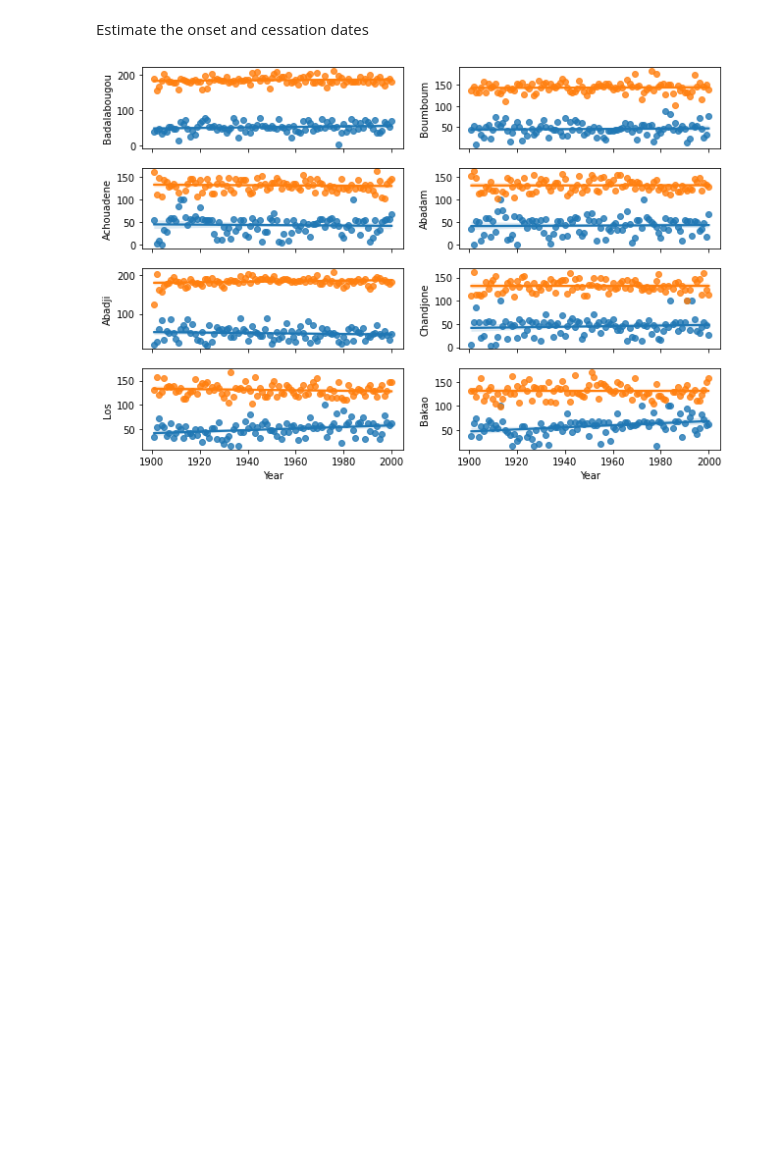
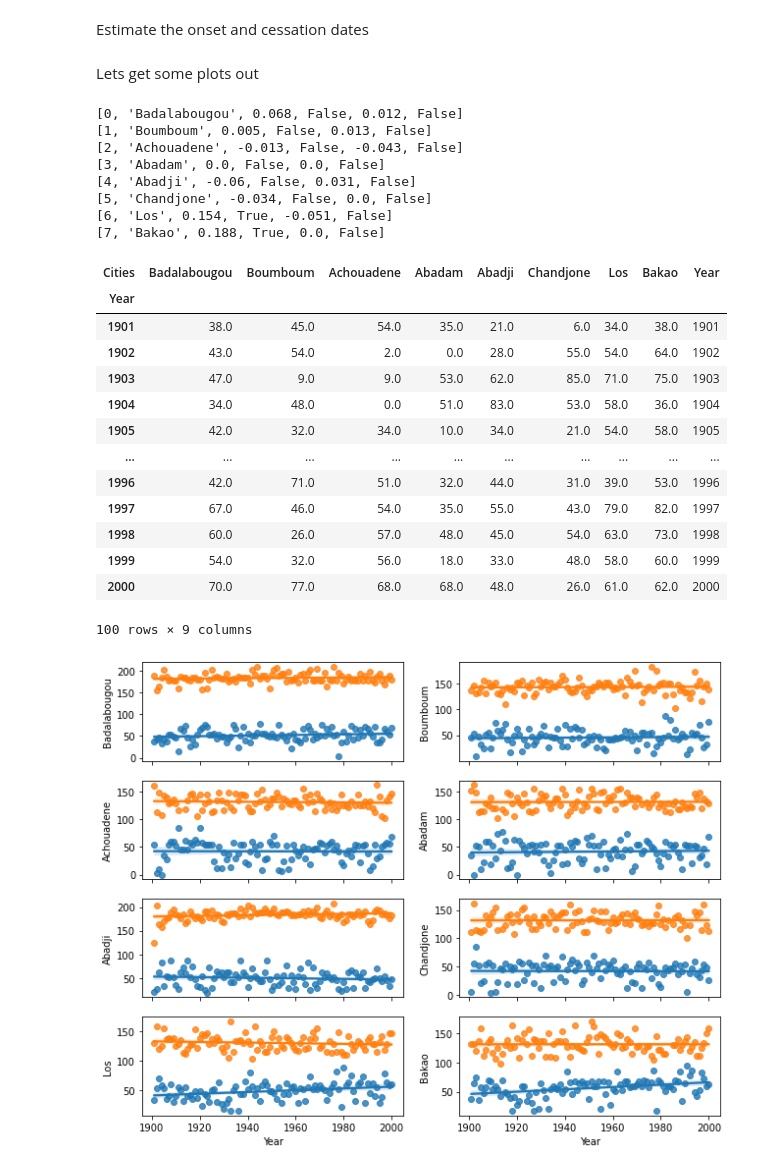
Before and after one commit to ogunjosam/ISIMIP_data, a Jupyter notebook: Extract_onset_locations.ipynb, the cells around one changed output. Saved outputs shown, nothing was run; the diff lists cells and outputs as text; code cells hidden in the pictures; blank space fills up the shorter version.

```diff
--- a/Extract_onset_locations.ipynb
+++ b/Extract_onset_locations.ipynb
@@ -153,10 +141,7 @@ def getOnsetCessation(x, wInd=45):
 # %% [markdown]
 Estimate the onset and cessation dates
 # %%
-fig,axes = plt.subplots(4,2, figsize=(9,6),sharex=True,sharey=False)
-fig.subplots_adjust(hspace=0.0,wspace=0.0)
-plt.tight_layout(h_pad=1,w_pad=2)
-axf = axes.flatten()
+
 
 ydata.index = pd.to_datetime(ydata.index)
 onset_data = pd.DataFrame(columns=loc['Cities'])
@@ -173,7 +158,6 @@ for i, ii in enumerate(list(ydata)):
 
   to_map_x = OC[np.arange(0, len(OC), 2)] - pp
   onset_data[ii] = to_map_x
-  gu = mk.original_test(onset_data[ii],alpha=0.05)
 
   to_map_y = OC[np.arange(1, len(OC), 2)] - pp
   reces_data[ii] = to_map_y
@@ -183,16 +167,52 @@ for i, ii in enumerate(list(ydata)):
 
   PRCPTOT = [np.sum(ydata[ii][x:y]) for x, y in zip(OC[np.arange(0, len(OC), 2)], OC[np.arange(1, len(OC), 2)])]
   prcp_data[ii] = PRCPTOT
-
-reces_data = reces_data.replace(0,np.nan)
-onset_data = onset_data.where(reces_data > 100,100)
-onset_data['Year'] = np.arange(1901,2001)
-reces_data['Year'] = np.arange(1901,2001)
-for i, ii in enumerate(list(onset_data)[:-1]):
-  sns.regplot(x='Year',y=ii,data=onset_data,ax=axf[i])
-  sns.regplot(x='Year',y=ii,data=reces_data,ax=axf[i])
-  if i <6:
-    axf[i].set_xlabel('')
-  axf[i].set_ylabel(ii)
-# %% [output]
-[figure, removed]
+# %% [markdown]
+Lets get some plots out
+# %%
+fig,axes = plt.subplots(4,2, figsize=(9,7),sharex=True,sharey=False)
+fig.subplots_adjust(hspace=0.0,wspace=0.0)
+plt.tight_layout(h_pad=1,w_pad=2)
+axf = axes.flatten()
+
+
+reces_data = reces_data.replace(0,np.nan)
+#onset_data = onset_data.where(onset_data > 100,100)
+onset_data['Year'] = np.arange(1901,2001)
+reces_data['Year'] = np.arange(1901,2001)
+for i, ii in enumerate(list(onset_data)[:-1]):
+  onset_data.loc[onset_data[ii] > 100, ii] = onset_data[ii].mean()
+  sns.regplot(x='Year',y=ii,data=onset_data,ax=axf[i])
+  gu = mk.original_test(onset_data[ii],alpha=0.05)
+  ku = mk.original_test(reces_data[ii].dropna(),alpha=0.05)
+  print([i,ii,round(gu.slope,3),gu.h,round(ku.slope,3),ku.h])
+  sns.regplot(x='Year',y=ii,data=reces_data,ax=axf[i])
+  if i <6:
+    axf[i].set_xlabel('')
+  axf[i].set_ylabel(ii)
+
+onset_data
+# %% [output]
+[0, 'Badalabougou', 0.068, False, 0.012, False]
+[1, 'Boumboum', 0.005, False, 0.013, False]
+[2, 'Achouadene', -0.013, False, -0.043, False]
+[3, 'Abadam', 0.0, False, 0.0, False]
+[4, 'Abadji', -0.06, False, 0.031, False]
+[5, 'Chandjone', -0.034, False, 0.0, False]
+[6, 'Los', 0.154, True, -0.051, False]
+[7, 'Bakao', 0.188, True, 0.0, False]
+| Cities | Badalabougou | Boumboum | Achouadene | Abadam | Abadji | Chandjone | Los | Bakao | Year |
+| Year |  |  |  |  |  |  |  |  |  |
+| 1901 | 38.0 | 45.0 | 54.0 | 35.0 | 21.0 | 6.0 | 34.0 | 38.0 | 1901 |
+| 1902 | 43.0 | 54.0 | 2.0 | 0.0 | 28.0 | 55.0 | 54.0 | 64.0 | 1902 |
+| 1903 | 47.0 | 9.0 | 9.0 | 53.0 | 62.0 | 85.0 | 71.0 | 75.0 | 1903 |
+| 1904 | 34.0 | 48.0 | 0.0 | 51.0 | 83.0 | 53.0 | 58.0 | 36.0 | 1904 |
+| 1905 | 42.0 | 32.0 | 34.0 | 10.0 | 34.0 | 21.0 | 54.0 | 58.0 | 1905 |
+| ... | ... | ... | ... | ... | ... | ... | ... | ... | ... |
+| 1996 | 42.0 | 71.0 | 51.0 | 32.0 | 44.0 | 31.0 | 39.0 | 53.0 | 1996 |
+| 1997 | 67.0 | 46.0 | 54.0 | 35.0 | 55.0 | 43.0 | 79.0 | 82.0 | 1997 |
+| 1998 | 60.0 | 26.0 | 57.0 | 48.0 | 45.0 | 54.0 | 63.0 | 73.0 | 1998 |
+| 1999 | 54.0 | 32.0 | 56.0 | 18.0 | 33.0 | 48.0 | 58.0 | 60.0 | 1999 |
+| 2000 | 70.0 | 77.0 | 68.0 | 68.0 | 48.0 | 26.0 | 61.0 | 62.0 | 2000 |
+100 rows × 9 columns
+[figure, added]
```
Also changed, not shown: parts of 8 cells of this notebook.
